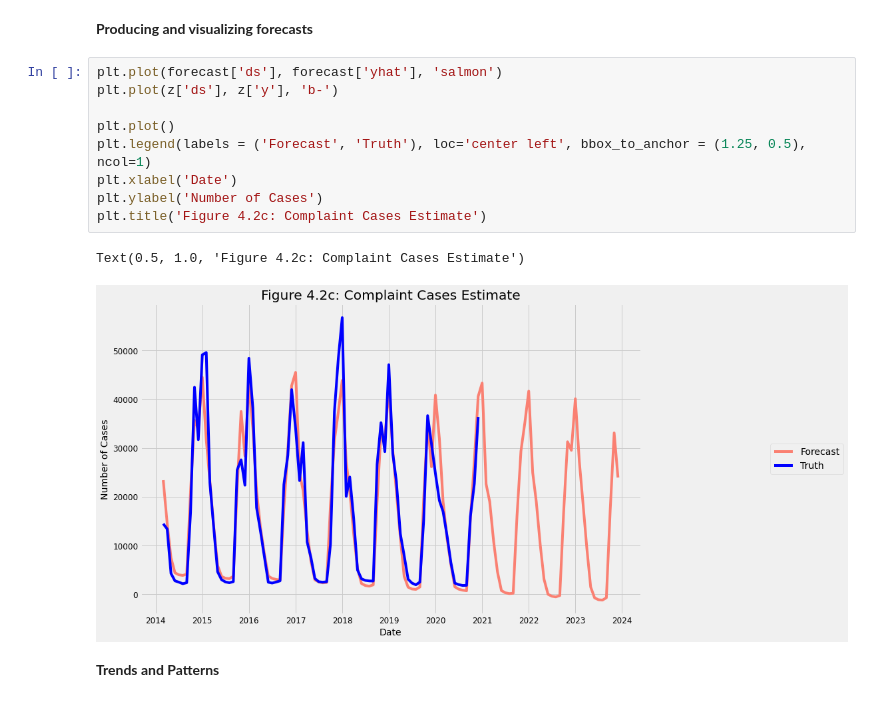
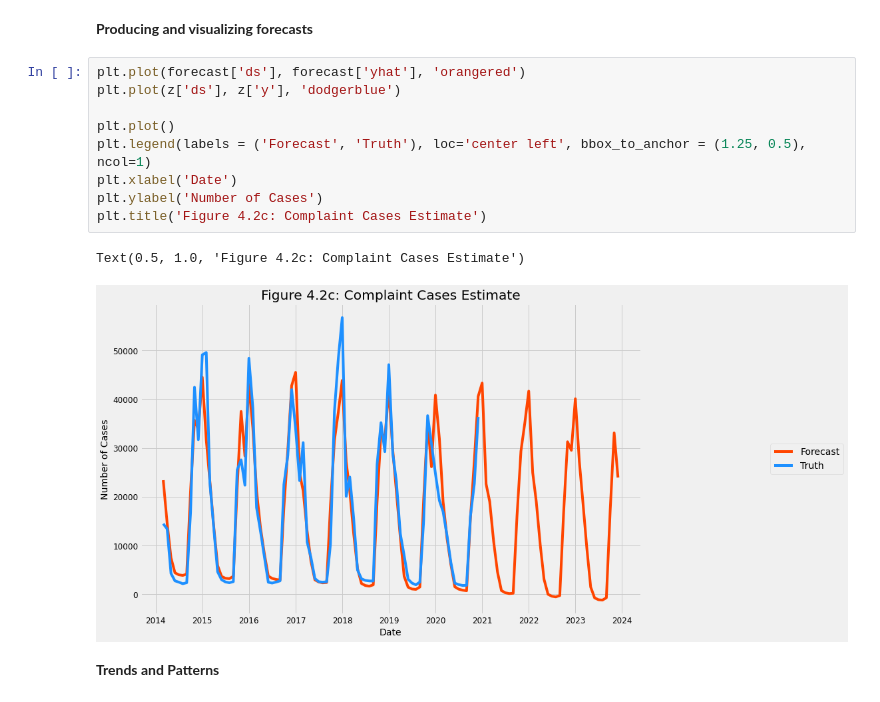
Before and after one commit to GieselC/311_Complaint_Analysis, a Jupyter notebook: NewYorkComplaintCase.ipynb, the cells around one changed output. Saved outputs shown, nothing was run; the diff lists cells and outputs as text.

```diff
--- a/NewYorkComplaintCase.ipynb
+++ b/NewYorkComplaintCase.ipynb
@@ -834,17 +834,17 @@ RMSE = 15741.6
 # %% [markdown]
 **Producing and visualizing forecasts**
 # %%
-plt.plot(forecast['ds'], forecast['yhat'], 'salmon')
-plt.plot(z['ds'], z['y'], 'b-')
+plt.plot(forecast['ds'], forecast['yhat'], 'orangered')
+plt.plot(z['ds'], z['y'], 'dodgerblue')
 
 plt.plot()
 plt.legend(labels = ('Forecast', 'Truth'), loc='center left', bbox_to_anchor = (1.25, 0.5), ncol=1)
 plt.xlabel('Date')
 plt.ylabel('Number of Cases')
 plt.title('Figure 4.2c: Complaint Cases Estimate')
 # %% [output]
 Text(0.5, 1.0, 'Figure 4.2c: Complaint Cases Estimate')
-[figure, old version]
+[figure, new version]
 # %% [markdown]
 **Trends and Patterns**
 # %%
```
